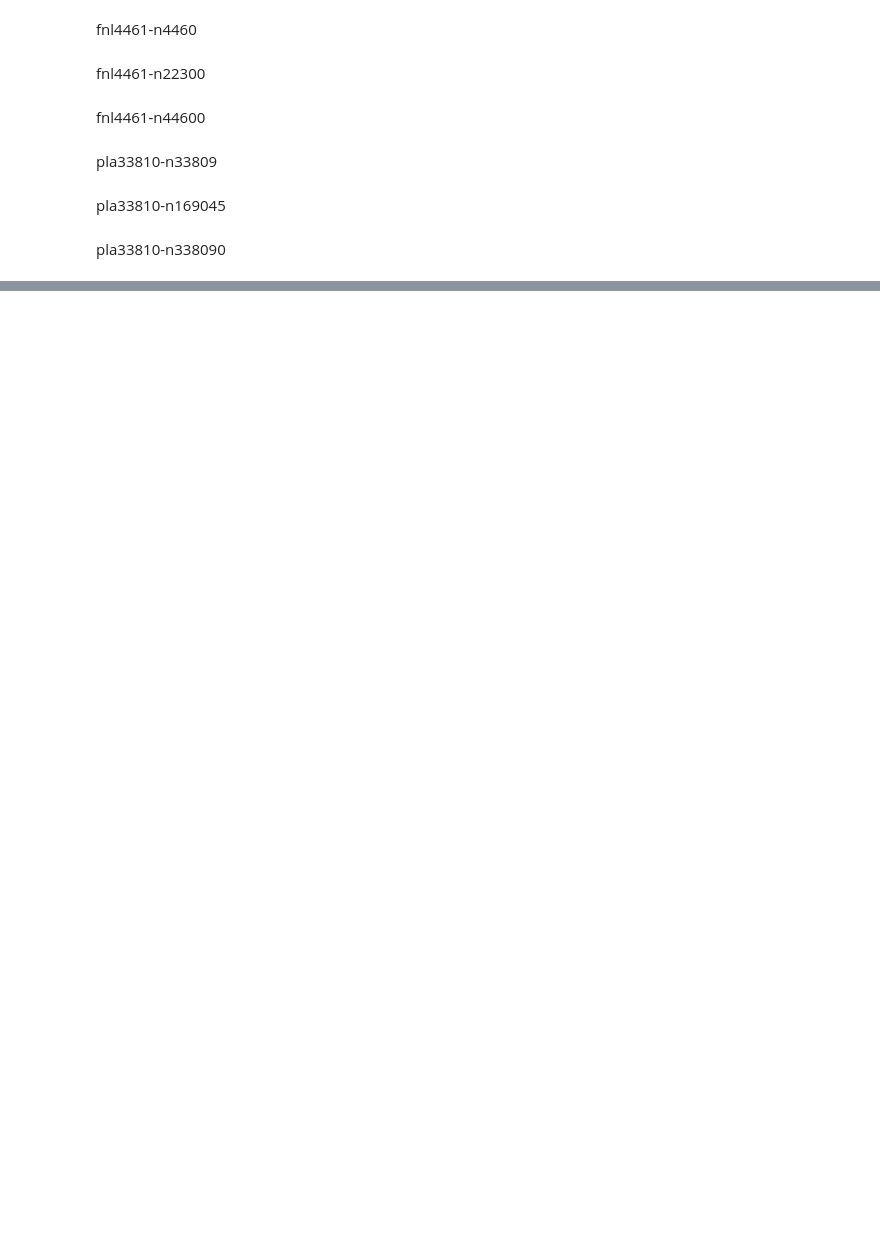
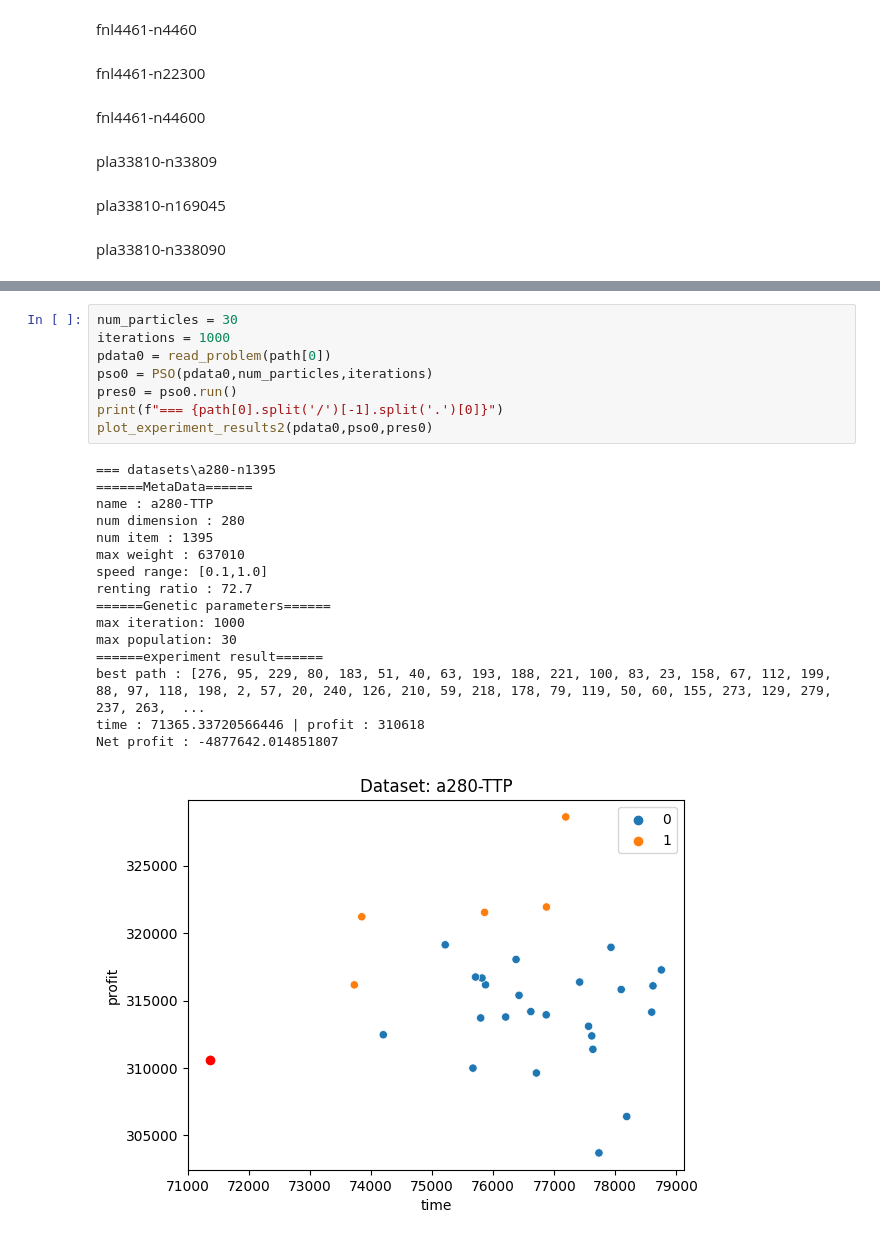
Before and after one commit to thatbeer/Nature_inspired, a Jupyter notebook: project02/pso.ipynb, the cells around one changed output, grey strips where cells are left out. Drawn from its saved outputs; the diff is of its cells as text; blank space fills up the shorter version.

```diff
--- a/project02/pso.ipynb
+++ b/project02/pso.ipynb
@@ -702,0 +1085,25 @@ pla33810-n338090
+# %%
+num_particles = 30
+iterations = 1000
+pdata0 = read_problem(path[0])
+pso0 = PSO(pdata0,num_particles,iterations)
+pres0 = pso0.run()
+print(f"=== {path[0].split('/')[-1].split('.')[0]}")
+plot_experiment_results2(pdata0,pso0,pres0)
+# %% [output]
+=== datasets\a280-n1395
+======MetaData======
+name : a280-TTP
+num dimension : 280
+num item : 1395
+max weight : 637010
+speed range: [0.1,1.0]
+renting ratio : 72.7
+======Genetic parameters======
+max iteration: 1000
+max population: 30
+======experiment result======
+best path : [276, 95, 229, 80, 183, 51, 40, 63, 193, 188, 221, 100, 83, 23, 158, 67, 112, 199, 88, 97, 118, 198, 2, 57, 20, 240, 126, 210, 59, 218, 178, 79, 119, 50, 60, 155, 273, 129, 279, 237, 263,  ...
+time : 71365.33720566446 | profit : 310618
+Net profit : -4877642.014851807
+[figure, added]
```
Also changed, not shown: parts of 11 cells of this notebook, 9 other files.
